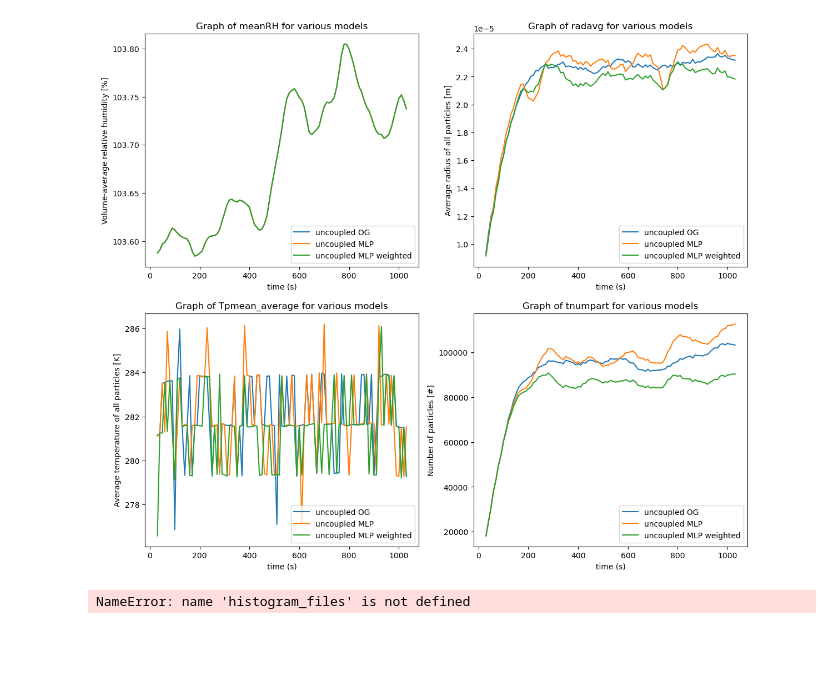
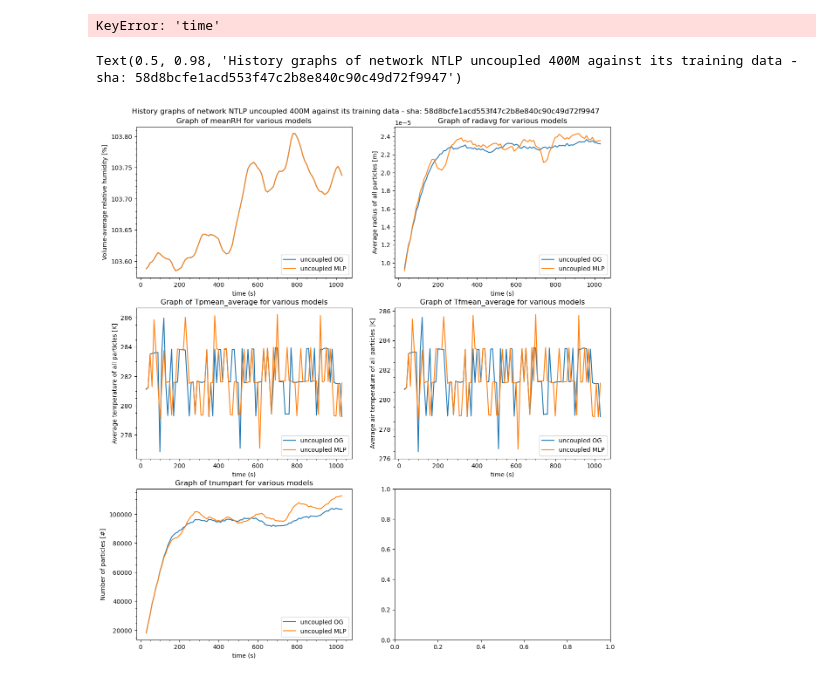
Before and after one commit to RichterLab/NTLP, a Jupyter notebook: droplet_approximation/notebooks/history_postprocessing.ipynb, the cells around one changed output. Drawn from its saved outputs; the diff is of its cells as text; code cells hidden in the pictures; blank space fills up the shorter version.

```diff
--- a/droplet_approximation/notebooks/history_postprocessing.ipynb
+++ b/droplet_approximation/notebooks/history_postprocessing.ipynb
@@ -7,14 +63,13 @@ from netCDF4 import Dataset
 # %%
-history_folder = "../history/uncoupled/"
+history_folder = "../history/uncoupled/export/"
 #history_filenames = ["history_uncoupled_OG.nc",
 #                    "history_uncoupled_MLP.nc",
 #                    "history_uncoupled_MLP_400M.nc",
 #                    "history_uncoupled_MLP_unbounded.nc"]
 
-history_filenames = ["history_uncoupled_OG.nc", "history_uncoupled_MLP.nc", "history_uncoupled_MLP_weighted.nc"]
+history_filenames = ["history_uncoupled_OG.nc", "history_uncoupled_MLP.nc"]
 
-histogram_filenames = ["histogram_uncoupled_OG.nc",
-                    "histogram_uncoupled_MLP.nc"]
+histogram_filenames = ["histograms_uncoupled_fixed.nc"]
 history_file_count = len(history_filenames)
 histogram_file_count = len(histogram_filenames)
 history_names = [" ".join(filename.split(".")[0].split("_")[1:]).replace("-", " ") for filename in history_filenames]
@@ -23,13 +78,28 @@ history_variable_names = ["time",
                           "meanRH",
                   "radavg",
                   "Tpmean_average",
+                  "Tfmean_average",
                   "tnumpart"]
 history_variable_labels = ["time (s)",
                            "Volume-average relative humidity [%]",
                    "Average radius of all particles [m]",
                    "Average temperature of all particles [K]",
+                   "Average air temperature of all particles [K]",
                    "Number of particles [#]"]
-history_averaged_variables = ["Tpmean"]
+history_averaged_variables = ["Tpmean", "Tfmean"]
+
+histogram_time_step = 15
+# %%
+histogram_files = [Dataset(history_folder + filename, mode='a') for filename in histogram_filenames]
+
+histogram_times = [file.variables["time"][:] for file in histogram_files]
+
+histogram_samples = [i*histogram_time_step + 3 for i in range(len(histogram_times[0])//histogram_time_step + 1)]
+
+histogram_variable_names = ["rad", "tp"]
+histogram_variables = [[[file.variables[varname + "bins"][:],[file.variables[varname + "hist"][:]]] for file in histogram_files] for varname in histogram_variable_names]
+# %% [output]
+KeyError: 'time'
 # %%
 history_files = [Dataset(history_folder + filename, mode='a') for filename in history_filenames]
 
@@ -46,21 +116,24 @@ for v in history_averaged_variables:
 history_variables = [[file.variables[varname][3:] for file in history_files] for varname in history_variable_names]
 # %%
 fig, axs = plt.subplots((len(history_variables)//2), 2)
-fig.set_figheight(12)
+fig.set_figheight(14)
 fig.set_figwidth(14)
+
+fig.subplots_adjust(top=0.95)
+
 for i in range(1,len(history_variables)):
     index = [(i-1)//2, (i-1)%2]
     for j in range(history_file_count):
         axs[*index].plot(history_variables[0][j], history_variables[i][j])
+    #for t in histogram_samples:
+     #   axs[*index].axvspan(histogram_times[0][t], histogram_times[0][t]+5, facecolor='lightgray', alpha=0.8)
+
     axs[*index].legend(history_names, loc="lower right")
     axs[*index].set_title("Graph of " + history_variable_names[i] + " for various models")
     axs[*index].set(xlabel=history_variable_labels[0], ylabel=history_variable_labels[i])
+    axs[*index].minorticks_on()
+
+fig.suptitle("History graphs of network NTLP uncoupled 400M against its training data - sha: 58d8bcfe1acd553f47c2b8e840c90c49d72f9947")
 # %% [output]
+Text(0.5, 0.98, 'History graphs of network NTLP uncoupled 400M against its training data - sha: 58d8bcfe1acd553f47c2b8e840c90c49d72f9947')
-[figure, old version]
+[figure, new version]
-# %%
-histogram_time_step = 4
-
-histogram_variable_names = ["rad"]
-histogram_variables = [[[file.variables[varname + "bins"][:],[file.variables[varname + "hist"][:]]] for file in histogram_files] for varname in histogram_variable_names]
-# %% [output]
-NameError: name 'histogram_files' is not defined
```
Also changed, not shown: parts of 17 cells of this notebook, 2 other files.
